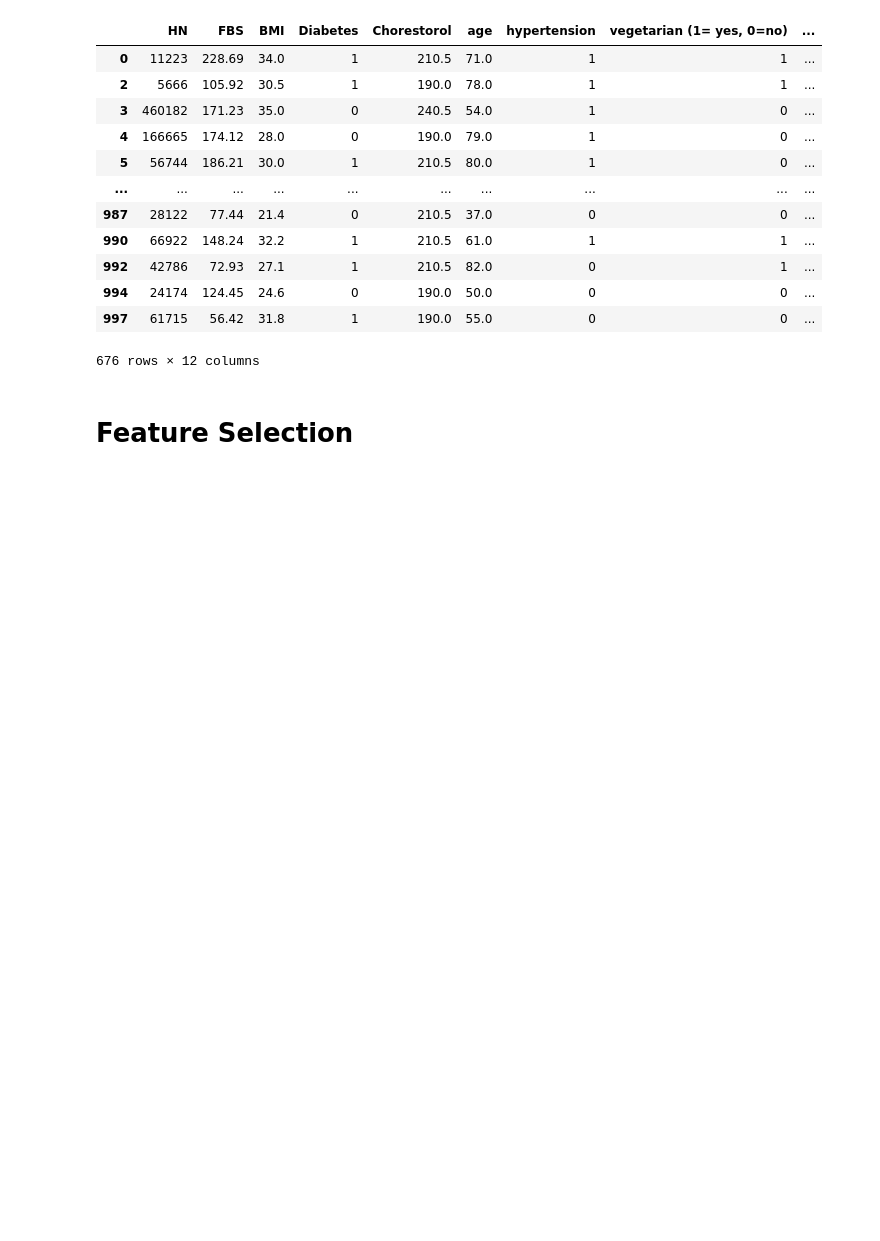
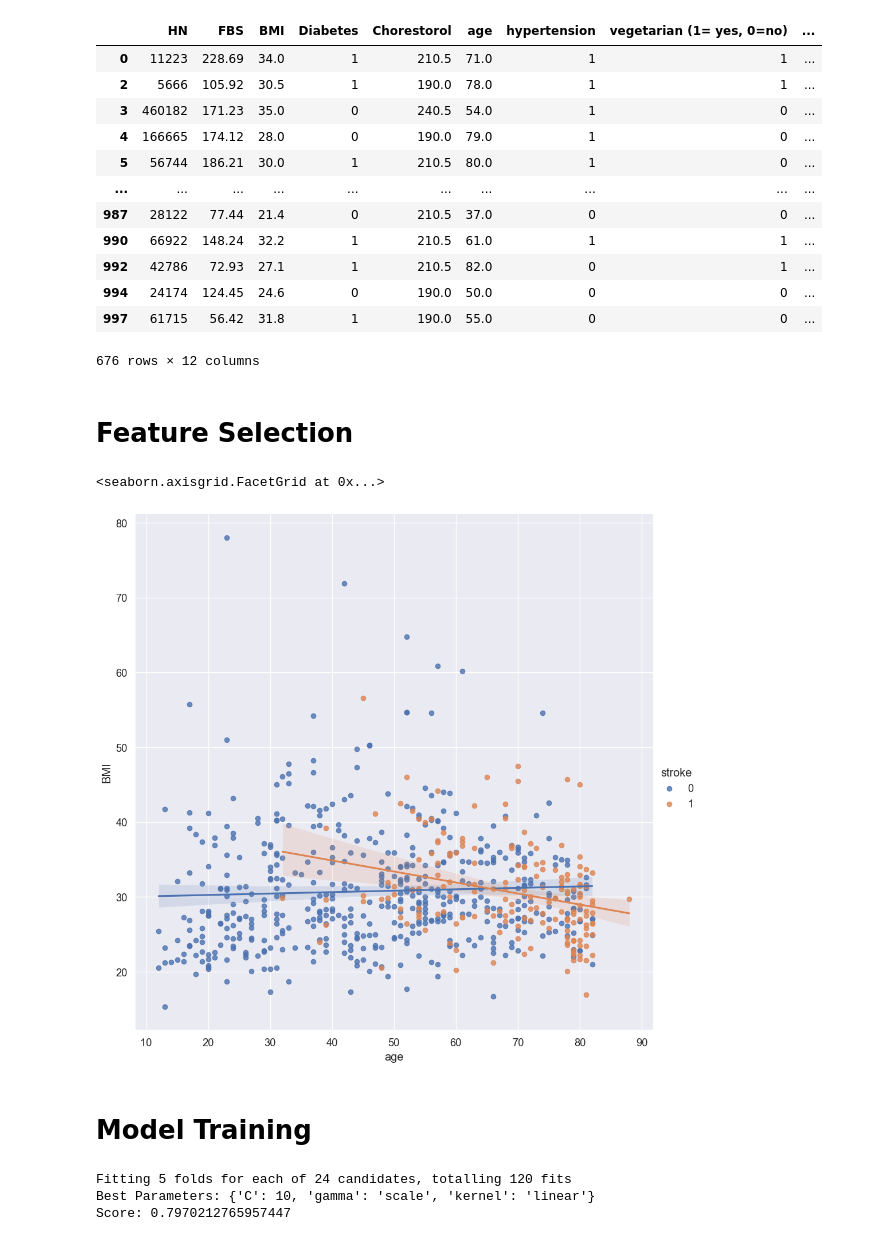
Before and after one commit to virvid/uni-01418261-ai, a Jupyter notebook: svm-model.ipynb, the cells around one changed output. Drawn from its saved outputs; the diff is of its cells as text; code cells hidden in the pictures; blank space fills up the shorter version.

```diff
--- a/svm-model.ipynb
+++ b/svm-model.ipynb
@@ -113,2 +118,34 @@ y = df['stroke']
+# %%
+import seaborn as sns
+import matplotlib.pyplot as plt
+
+sns.lmplot(data=df, x="age", y="BMI", hue="stroke", height=10)
+# %% [output]
+<seaborn.axisgrid.FacetGrid at 0x...>
+[figure, added]
 # %%
 x_train , x_test , y_train , y_test = train_test_split(x , y, test_size= 0.3 , random_state=67 )
+# %% [markdown]
+# Model Training
+# %%
+from sklearn.preprocessing import StandardScaler
+
+scaler = StandardScaler()
+x_train_scaled = scaler.fit_transform(x_train)
+x_test_scaled = scaler.transform(x_test)
+
+param_grid = {
+    'C': [0.1, 1, 10, 100],
+    'kernel': ['linear', 'rbf', 'poly'],
+    'gamma': ['scale', 'auto'],
+}
+
+grid = GridSearchCV(svm.SVC(), param_grid, verbose=2, cv=5, n_jobs=-1)
+grid.fit(x_train_scaled, y_train)
+
+print("Best Parameters:", grid.best_params_)
+print("Score:", grid.best_score_)
+# %% [output]
+Fitting 5 folds for each of 24 candidates, totalling 120 fits
+Best Parameters: {'C': 10, 'gamma': 'scale', 'kernel': 'linear'}
+Score: 0.7970212765957447
```
Also changed, not shown: parts of 8 cells of this notebook.
